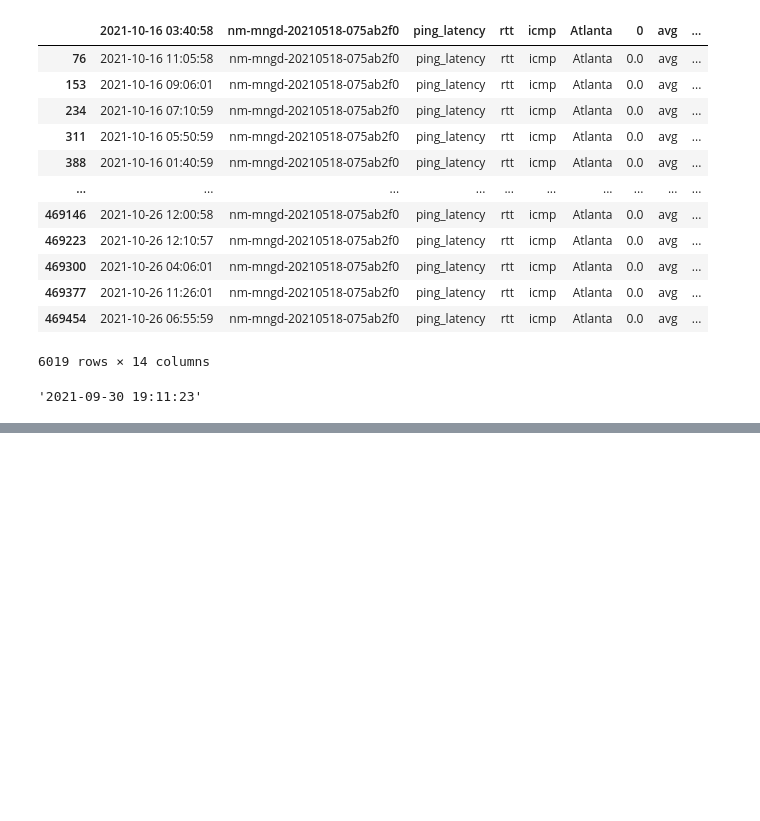
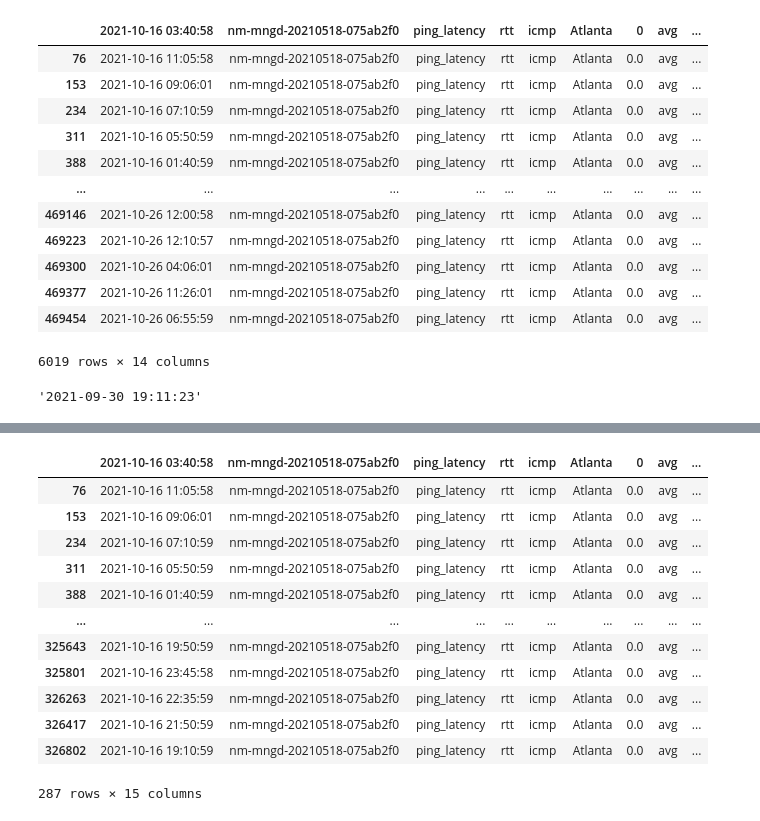
Before and after one commit to internet-equity/netrics-data, a Jupyter notebook: code/SingledeviceRC.ipynb, the cells around one changed output, grey strips where cells are left out. Saved outputs shown, nothing was run; the diff lists cells and outputs as text; code cells hidden in the pictures; blank space fills up the shorter version.

Commit message:
Commit for single device

```diff
--- a/code/SingledeviceRC.ipynb
+++ b/code/SingledeviceRC.ipynb
@@ -194,0 +178,17 @@ df_downsampled = df.resample('10T').mean()
+# %%
+loc_date1 = atlanta_device_avg.loc[atlanta_device_avg['date'] == '10-16']
+loc_date1
+# %% [output]
+|  | 2021-10-16 03:40:58 | nm-mngd-20210518-075ab2f0 | ping_latency | rtt | icmp | Atlanta | 0 | avg | ... |
+| 76 | 2021-10-16 11:05:58 | nm-mngd-20210518-075ab2f0 | ping_latency | rtt | icmp | Atlanta | 0.0 | avg | ... |
+| 153 | 2021-10-16 09:06:01 | nm-mngd-20210518-075ab2f0 | ping_latency | rtt | icmp | Atlanta | 0.0 | avg | ... |
+| 234 | 2021-10-16 07:10:59 | nm-mngd-20210518-075ab2f0 | ping_latency | rtt | icmp | Atlanta | 0.0 | avg | ... |
+| 311 | 2021-10-16 05:50:59 | nm-mngd-20210518-075ab2f0 | ping_latency | rtt | icmp | Atlanta | 0.0 | avg | ... |
+| 388 | 2021-10-16 01:40:59 | nm-mngd-20210518-075ab2f0 | ping_latency | rtt | icmp | Atlanta | 0.0 | avg | ... |
+| ... | ... | ... | ... | ... | ... | ... | ... | ... | ... |
+| 325643 | 2021-10-16 19:50:59 | nm-mngd-20210518-075ab2f0 | ping_latency | rtt | icmp | Atlanta | 0.0 | avg | ... |
+| 325801 | 2021-10-16 23:45:58 | nm-mngd-20210518-075ab2f0 | ping_latency | rtt | icmp | Atlanta | 0.0 | avg | ... |
+| 326263 | 2021-10-16 22:35:59 | nm-mngd-20210518-075ab2f0 | ping_latency | rtt | icmp | Atlanta | 0.0 | avg | ... |
+| 326417 | 2021-10-16 21:50:59 | nm-mngd-20210518-075ab2f0 | ping_latency | rtt | icmp | Atlanta | 0.0 | avg | ... |
+| 326802 | 2021-10-16 19:10:59 | nm-mngd-20210518-075ab2f0 | ping_latency | rtt | icmp | Atlanta | 0.0 | avg | ... |
+287 rows × 15 columns
```
Also changed, not shown: parts of 7 cells of this notebook.
